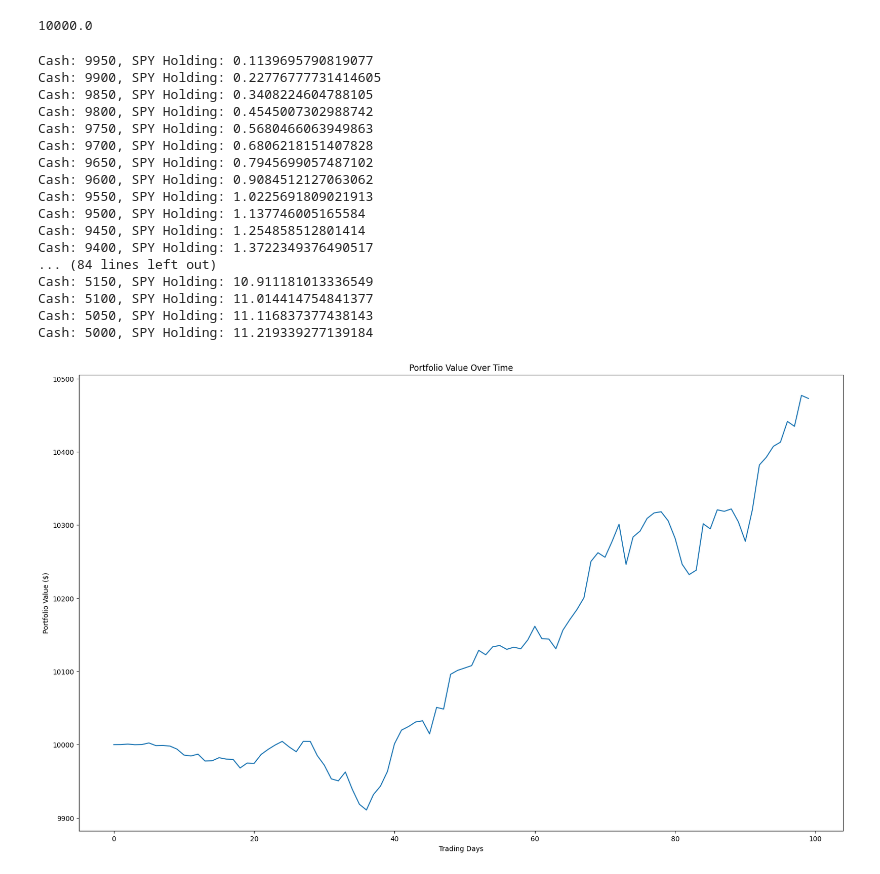
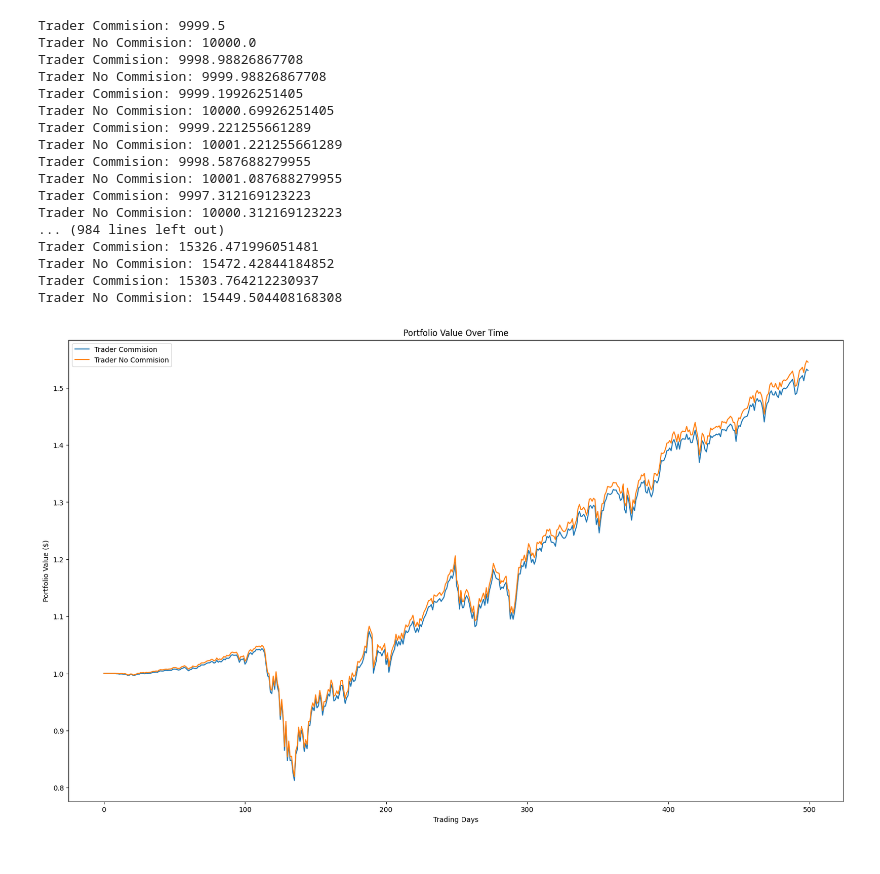
Before and after one commit to howarudo/financial-concepts, a Jupyter notebook: notebooks/fixed_amount.ipynb, the cells around one changed output. Saved outputs shown, nothing was run; the diff lists cells and outputs as text; code cells hidden in the pictures.

Commit message:
added commision for trader

```diff
--- a/notebooks/fixed_amount.ipynb
+++ b/notebooks/fixed_amount.ipynb
@@ -5,7 +5,7 @@ import matplotlib.pyplot as plt
 import seaborn as sns
 import yfinance as yahooFinance
 # %%
-spy_df = yahooFinance.Ticker("SPY").history(period="1y")
+spy_df = yahooFinance.Ticker("SPY").history(period="5y")
 spy_df.head()
 # %% [output]
 |  | Open | High | Low | Close | Volume | Dividends | Stock Splits | Capital Gains |
@@ -44,10 +44,11 @@ spy_ticker = StockTicker(spy_df)
 # have a class to hold information about holding, cash, and portfolio value
 class Trader:
 
-    def __init__(self, cash, stock_ticker):
+    def __init__(self, cash, stock_ticker, commision=0):
         self.cash = cash
         self.holdings = 0 # number of shares of SPY
         self.stock_ticker = stock_ticker
+        self.commision = commision
 
     def __str__(self):
         return f"Cash: {self.cash}, SPY Holding: {self.holdings}"
@@ -56,54 +57,58 @@ class Trader:
         return self.cash + self.stock_ticker.get_price() * self.holdings
 
     def buy(self, amount):
-        if self.cash < amount:
-            amount = self.cash
+        # commision is a % of the amount
+        if self.cash < amount * (1 + self.commision):
+            amount = self.cash / (1 + self.commision)
         price = self.stock_ticker.get_price()
         self.holdings += amount / price
-        self.cash -= amount
+        self.cash -= amount * (1 + self.commision)
-# %%
-trader = Trader(10000, spy_ticker)
-print(trader.portfolio_value())
-# %% [output]
-10000.0
 # %%
+from collections import defaultdict
+
 START_CASH = 10000
-TRADING_DAYS = 100
+TRADING_DAYS = 500
 AMOUNT_BOUGHT_PER_DAY = 50
 # trader buys $10 every day for 100 days
-trader = Trader(START_CASH, spy_ticker)
+trader_commision = Trader(START_CASH, spy_ticker, commision=0.01)
+trader_no_commision = Trader(START_CASH, spy_ticker, commision=0)
 
-portfolio_values = []
+portfolio_values = defaultdict(list)
 
 for i in range(TRADING_DAYS):
-    portfolio_values.append(trader.portfolio_value())
-    trader.buy(AMOUNT_BOUGHT_PER_DAY)
-    print(trader)
+    trader_commision.buy(AMOUNT_BOUGHT_PER_DAY)
+    trader_no_commision.buy(AMOUNT_BOUGHT_PER_DAY)
+    portfolio_values[trader_commision].append(trader_commision.portfolio_value())
+    portfolio_values[trader_no_commision].append(trader_no_commision.portfolio_value())
+    print(f"Trader Commision: {trader_commision.portfolio_value()}")
+    print(f"Trader No Commision: {trader_no_commision.portfolio_value()}")
     spy_ticker.next_day()
 # %% [output]
-Cash: 9950, SPY Holding: 0.1139695790819077
-Cash: 9900, SPY Holding: 0.22776777731414605
-Cash: 9850, SPY Holding: 0.3408224604788105
-Cash: 9800, SPY Holding: 0.4545007302988742
-Cash: 9750, SPY Holding: 0.5680466063949863
-Cash: 9700, SPY Holding: 0.6806218151407828
-Cash: 9650, SPY Holding: 0.7945699057487102
-Cash: 9600, SPY Holding: 0.9084512127063062
-Cash: 9550, SPY Holding: 1.0225691809021913
-Cash: 9500, SPY Holding: 1.137746005165584
-Cash: 9450, SPY Holding: 1.254858512801414
-Cash: 9400, SPY Holding: 1.3722349376490517
-... (84 lines left out)
-Cash: 5150, SPY Holding: 10.911181013336549
-Cash: 5100, SPY Holding: 11.014414754841377
-Cash: 5050, SPY Holding: 11.116837377438143
-Cash: 5000, SPY Holding: 11.219339277139184
+Trader Commision: 9999.5
+Trader No Commision: 10000.0
+Trader Commision: 9998.98826867708
+Trader No Commision: 9999.98826867708
+Trader Commision: 9999.19926251405
+Trader No Commision: 10000.69926251405
+Trader Commision: 9999.221255661289
+Trader No Commision: 10001.221255661289
+Trader Commision: 9998.587688279955
+Trader No Commision: 10001.087688279955
+Trader Commision: 9997.312169123223
+Trader No Commision: 10000.312169123223
+... (984 lines left out)
+Trader Commision: 15326.471996051481
+Trader No Commision: 15472.42844184852
+Trader Commision: 15303.764212230937
+Trader No Commision: 15449.504408168308
 # %%
 plt.figure(figsize=(20, 12))
-plt.plot(portfolio_values)
+plt.plot(np.array(portfolio_values[trader_commision])/START_CASH, label="Trader Commision")
+plt.plot(np.array(portfolio_values[trader_no_commision])/START_CASH, label="Trader No Commision")
 plt.title("Portfolio Value Over Time")
 plt.xlabel("Trading Days")
 plt.ylabel("Portfolio Value ($)")
+plt.legend()
 plt.show()
 # %% [output]
-[figure, old version]
+[figure, new version]
```
Also changed, not shown: parts of 1 cell of this notebook.
